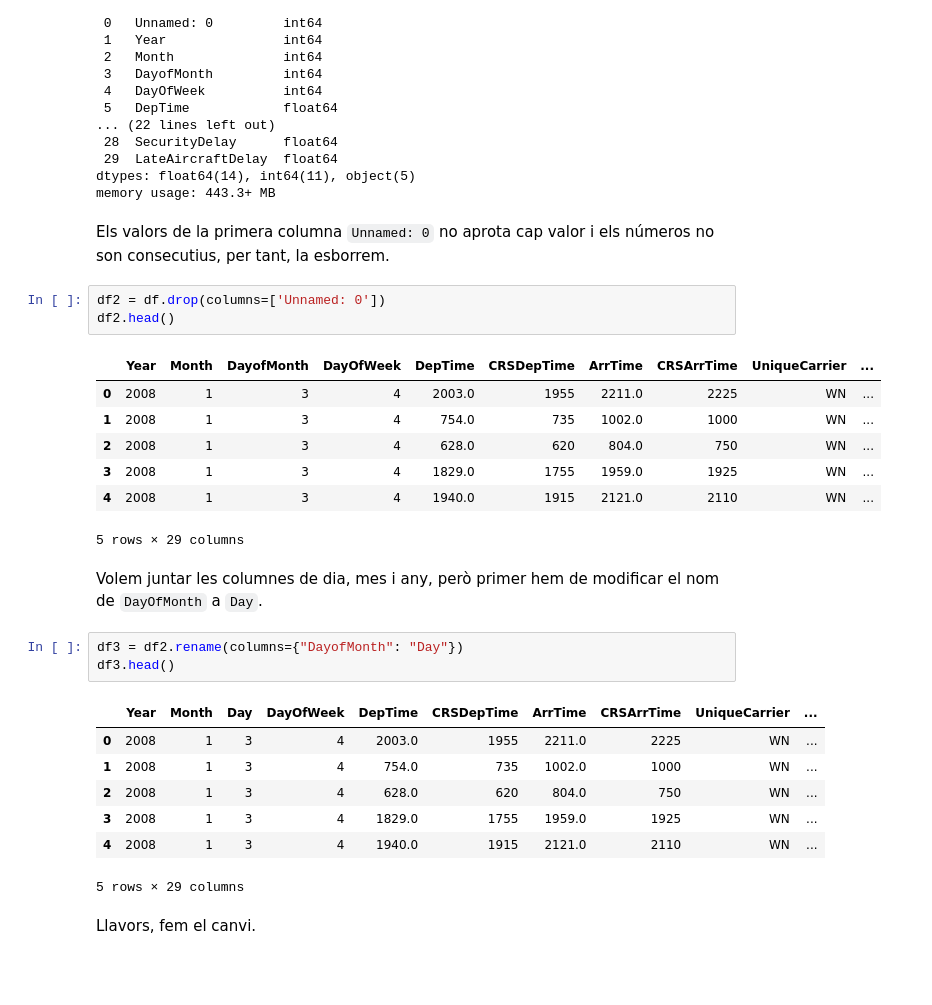
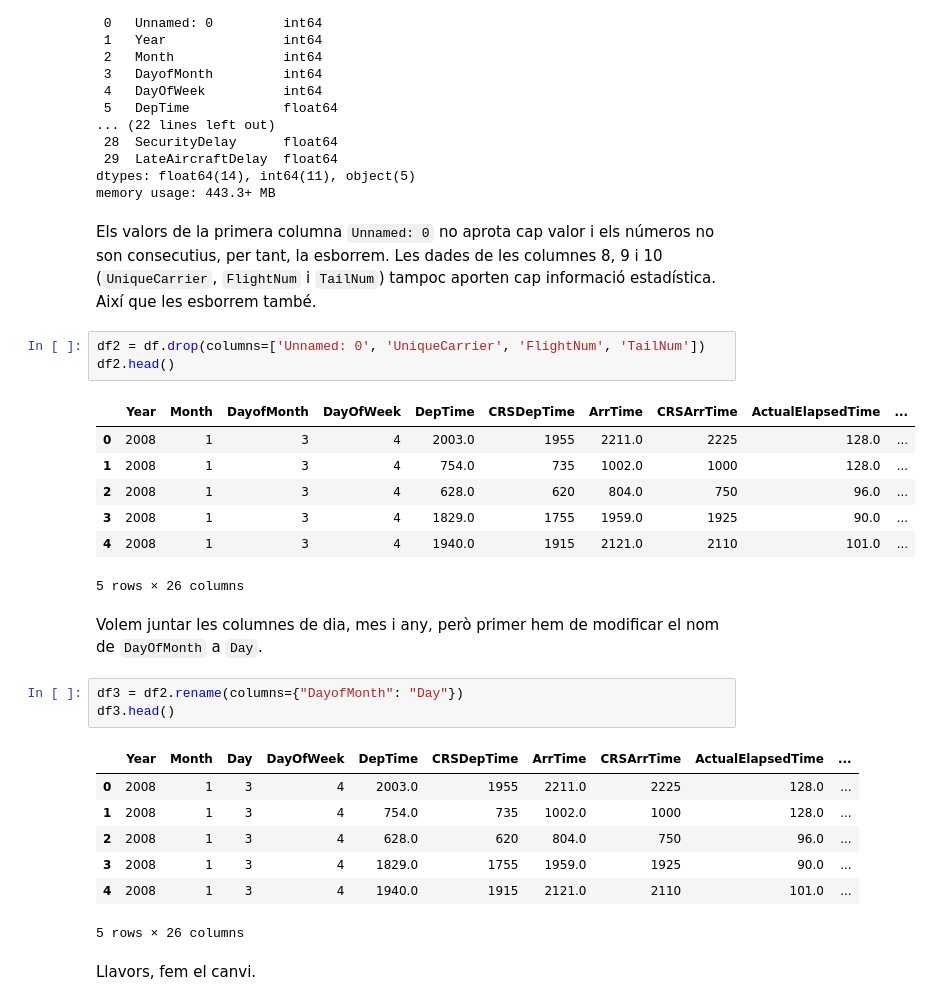
Before and after one commit to davifebdn/estructures_Dataframe, a Jupyter notebook: Data_Science_Sprint_2_T05_Exploració_de_les_dades.ipynb, the cells around one changed output. Drawn from its saved outputs; the diff is of its cells as text; blank space fills up the shorter version.

```diff
--- a/Data_Science_Sprint_2_T05_Exploració_de_les_dades.ipynb
+++ b/Data_Science_Sprint_2_T05_Exploració_de_les_dades.ipynb
@@ -102,30 +102,31 @@ dtypes: float64(14), int64(11), object(5)
 memory usage: 443.3+ MB
 # %% [markdown]
 Els valors de la primera columna `Unnamed: 0` no aprota cap valor i els números no son consecutius, per tant, la esborrem.
+Les dades de les columnes 8, 9 i 10 (`UniqueCarrier`, `FlightNum` i `TailNum`) tampoc aporten cap informació estadística. Així que les esborrem també.
 # %%
-df2 = df.drop(columns=['Unnamed: 0'])
+df2 = df.drop(columns=['Unnamed: 0', 'UniqueCarrier', 'FlightNum', 'TailNum'])
 df2.head()
 # %% [output]
-|  | Year | Month | DayofMonth | DayOfWeek | DepTime | CRSDepTime | ArrTime | CRSArrTime | UniqueCarrier | ... |
-| 0 | 2008 | 1 | 3 | 4 | 2003.0 | 1955 | 2211.0 | 2225 | WN | ... |
-| 1 | 2008 | 1 | 3 | 4 | 754.0 | 735 | 1002.0 | 1000 | WN | ... |
-| 2 | 2008 | 1 | 3 | 4 | 628.0 | 620 | 804.0 | 750 | WN | ... |
-| 3 | 2008 | 1 | 3 | 4 | 1829.0 | 1755 | 1959.0 | 1925 | WN | ... |
-| 4 | 2008 | 1 | 3 | 4 | 1940.0 | 1915 | 2121.0 | 2110 | WN | ... |
+|  | Year | Month | DayofMonth | DayOfWeek | DepTime | CRSDepTime | ArrTime | CRSArrTime | ActualElapsedTime | ... |
+| 0 | 2008 | 1 | 3 | 4 | 2003.0 | 1955 | 2211.0 | 2225 | 128.0 | ... |
+| 1 | 2008 | 1 | 3 | 4 | 754.0 | 735 | 1002.0 | 1000 | 128.0 | ... |
+| 2 | 2008 | 1 | 3 | 4 | 628.0 | 620 | 804.0 | 750 | 96.0 | ... |
+| 3 | 2008 | 1 | 3 | 4 | 1829.0 | 1755 | 1959.0 | 1925 | 90.0 | ... |
+| 4 | 2008 | 1 | 3 | 4 | 1940.0 | 1915 | 2121.0 | 2110 | 101.0 | ... |
-5 rows × 29 columns
+5 rows × 26 columns
 # %% [markdown]
 Volem juntar les columnes de dia, mes i any, però primer hem de modificar el nom de `DayOfMonth` a `Day`.
 # %%
 df3 = df2.rename(columns={"DayofMonth": "Day"})
 df3.head()
 # %% [output]
-|  | Year | Month | Day | DayOfWeek | DepTime | CRSDepTime | ArrTime | CRSArrTime | UniqueCarrier | ... |
-| 0 | 2008 | 1 | 3 | 4 | 2003.0 | 1955 | 2211.0 | 2225 | WN | ... |
-| 1 | 2008 | 1 | 3 | 4 | 754.0 | 735 | 1002.0 | 1000 | WN | ... |
-| 2 | 2008 | 1 | 3 | 4 | 628.0 | 620 | 804.0 | 750 | WN | ... |
-| 3 | 2008 | 1 | 3 | 4 | 1829.0 | 1755 | 1959.0 | 1925 | WN | ... |
-| 4 | 2008 | 1 | 3 | 4 | 1940.0 | 1915 | 2121.0 | 2110 | WN | ... |
+|  | Year | Month | Day | DayOfWeek | DepTime | CRSDepTime | ArrTime | CRSArrTime | ActualElapsedTime | ... |
+| 0 | 2008 | 1 | 3 | 4 | 2003.0 | 1955 | 2211.0 | 2225 | 128.0 | ... |
+| 1 | 2008 | 1 | 3 | 4 | 754.0 | 735 | 1002.0 | 1000 | 128.0 | ... |
+| 2 | 2008 | 1 | 3 | 4 | 628.0 | 620 | 804.0 | 750 | 96.0 | ... |
+| 3 | 2008 | 1 | 3 | 4 | 1829.0 | 1755 | 1959.0 | 1925 | 90.0 | ... |
+| 4 | 2008 | 1 | 3 | 4 | 1940.0 | 1915 | 2121.0 | 2110 | 101.0 | ... |
-5 rows × 29 columns
+5 rows × 26 columns
 # %% [markdown]
 Llavors, fem el canvi.
 # %%
```
Also changed, not shown: parts of 2 cells of this notebook.
